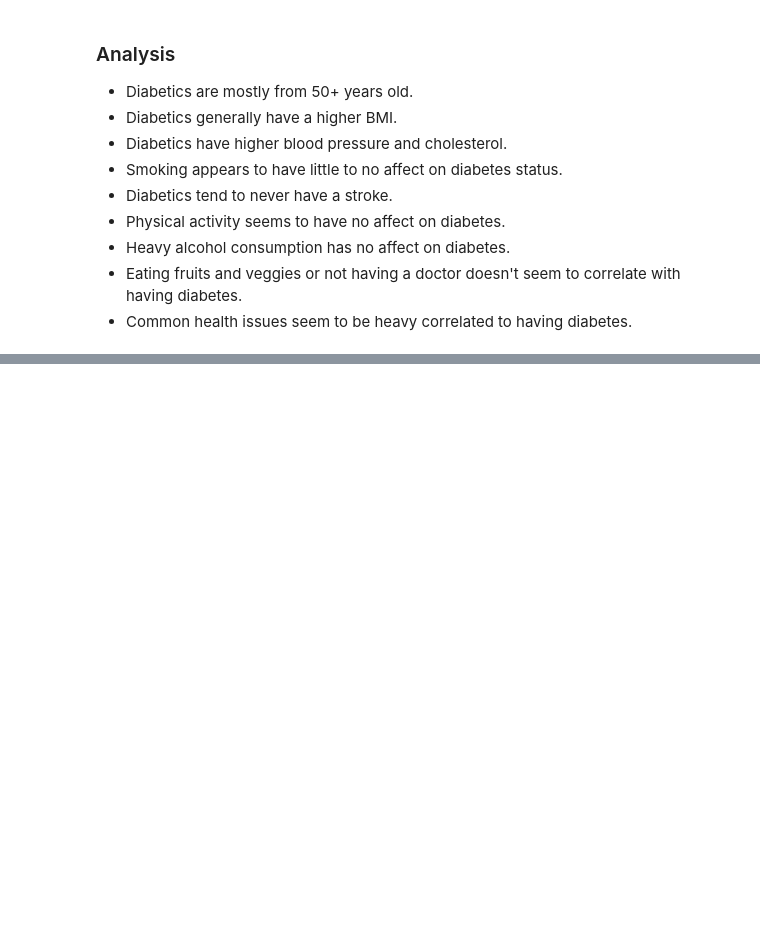
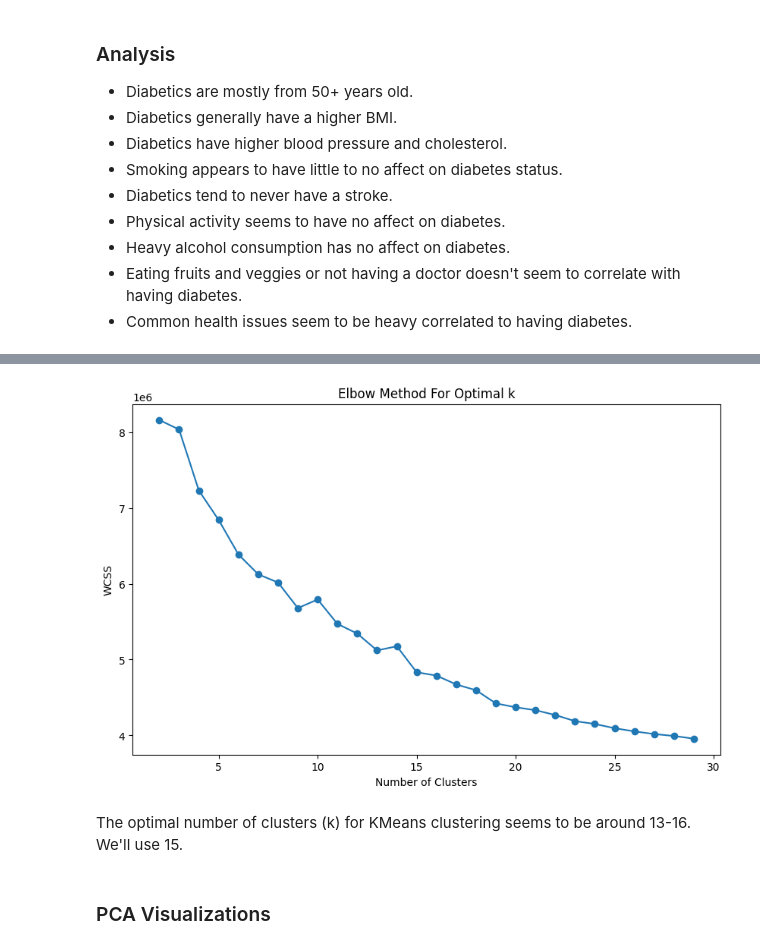
Before and after one commit to BasilPanda/CSCA-5632-FINAL, a Jupyter notebook: final_project.ipynb, the cells around one changed output, grey strips where cells are left out. Drawn from its saved outputs; the diff is of its cells as text; code cells hidden in the pictures; blank space fills up the shorter version.

Commit message:
clustering

```diff
--- a/final_project.ipynb
+++ b/final_project.ipynb
@@ -219,0 +239,15 @@ sns.heatmap(data=correlation)
+# %%
+
+# Categorical/binary features
+cat_features = ['Diabetes_binary', 'HighBP', 'HighChol', 'CholCheck', 'Smoker', 'Stroke', 'HeartDiseaseorAttack', 'PhysActivity', 'Fruits', 'Veggies',
+       'HvyAlcoholConsump', 'AnyHealthcare', 'NoDocbcCost', 'DiffWalk']
+
+# Numerical features
+numeric_features = ['GenHlth',
+       'MentHlth', 'PhysHlth', 'Age', 'Education',
+       'Income', 'BMI']
+# %%
+column_transformer = ColumnTransformer([
+    ('encoder', OneHotEncoder(sparse_output=False), cat_features)
+], remainder='passthrough')
+X = column_transformer.fit_transform(df)
@@ -219,0 +268,4 @@ sns.heatmap(data=correlation)
+# %%
+# Standardize features
+scaler = StandardScaler()
+X_scaled = scaler.fit_transform(X)
@@ -219,0 +287,17 @@ sns.heatmap(data=correlation)
+# %%
+wcss = []
+for k in range(2, 30):
+    kmeans = KMeans(n_clusters=k, random_state=123)
+    kmeans.fit(X_scaled)
+    wcss.append(kmeans.inertia_)
+# %%
+plt.figure(figsize=(10, 6))
+plt.plot(range(2, 30), wcss, marker='o')
+plt.title('Elbow Method For Optimal k')
+plt.xlabel('Number of Clusters')
+plt.ylabel('WCSS')
+plt.show()
+# %% [output]
+[figure, added]
+# %% [markdown]
+The optimal number of clusters (k) for KMeans clustering seems to be around 13-16. We'll use 15.
@@ -219,0 +310,2 @@ sns.heatmap(data=correlation)
+# %% [markdown]
+### PCA Visualizations
```
Also changed, not shown: parts of 17 cells of this notebook.
